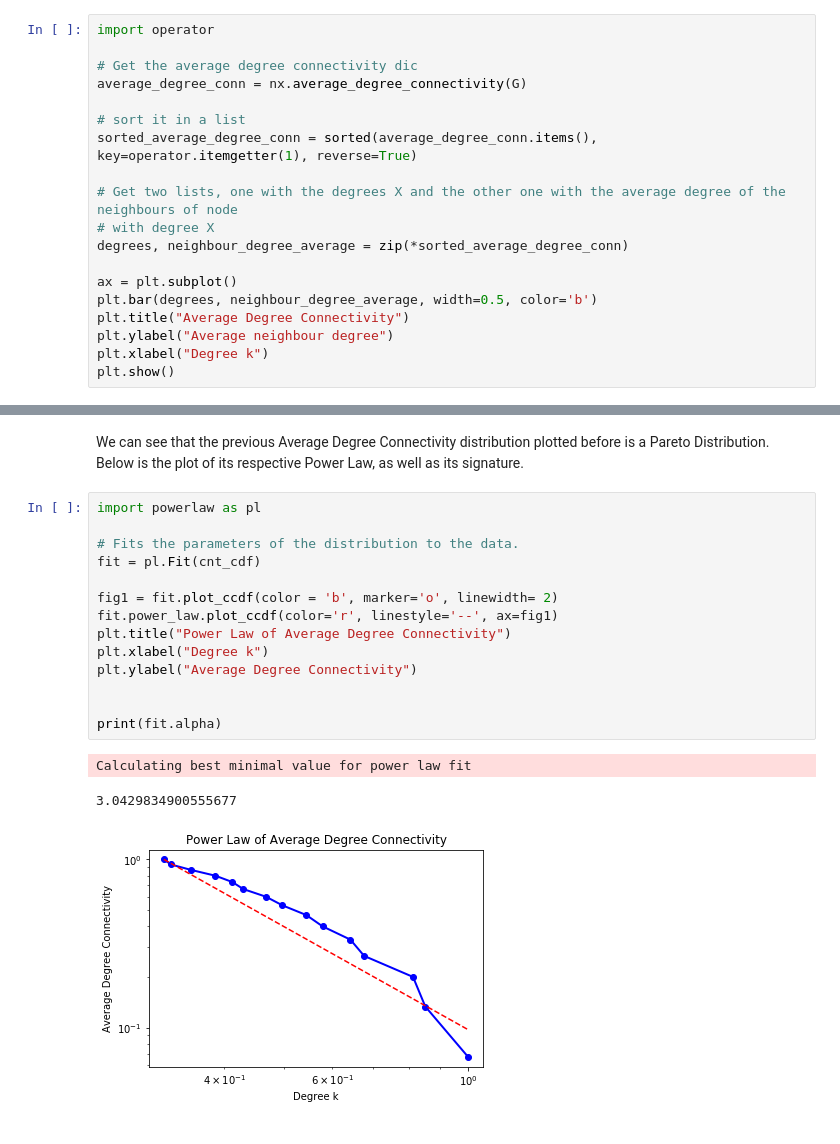
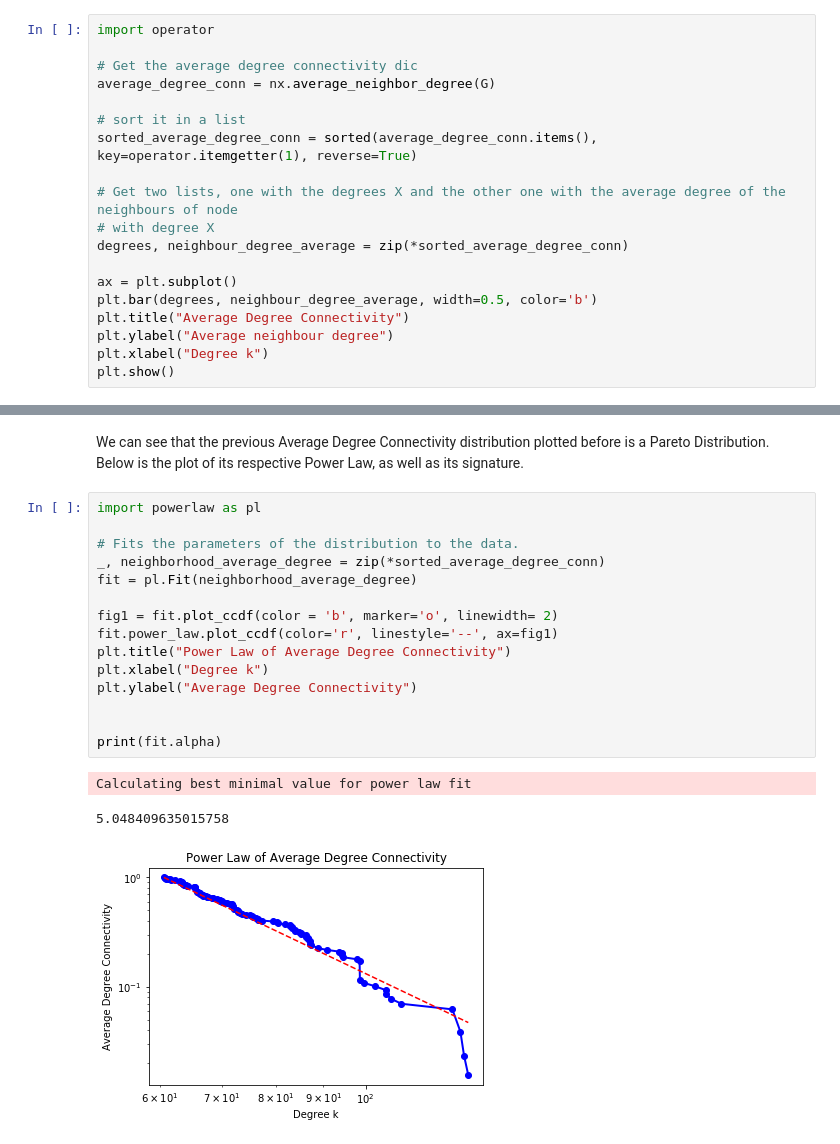
Before and after one commit to DCalhas/RC_Project, a Jupyter notebook: airports_RC.ipynb, the cells around one changed output, grey strips where cells are left out. Saved outputs shown, nothing was run; the diff lists cells and outputs as text.

```diff
--- a/airports_RC.ipynb
+++ b/airports_RC.ipynb
@@ -114,7 +114,7 @@ How popular are the airports that connect to the popular/unpopular airports
 import operator
 
 # Get the average degree connectivity dic
-average_degree_conn = nx.average_degree_connectivity(G)
+average_degree_conn = nx.average_neighbor_degree(G)
 
 # sort it in a list
 sorted_average_degree_conn = sorted(average_degree_conn.items(), key=operator.itemgetter(1), reverse=True)
@@ -244,18 +244,19 @@ We can see that the previous Average Degree Connectivity distribution plotted be
 # %%
 import powerlaw as pl
 
 # Fits the parameters of the distribution to the data.
-fit = pl.Fit(cnt_cdf)
+_, neighborhood_average_degree = zip(*sorted_average_degree_conn)
+fit = pl.Fit(neighborhood_average_degree)
 
 fig1 = fit.plot_ccdf(color = 'b', marker='o', linewidth= 2)
 fit.power_law.plot_ccdf(color='r', linestyle='--', ax=fig1)
 plt.title("Power Law of Average Degree Connectivity")
 plt.xlabel("Degree k")
 plt.ylabel("Average Degree Connectivity")
 
 
 print(fit.alpha)
 # %% [output]
 Calculating best minimal value for power law fit
-3.0429834900555677
+5.048409635015758
-[figure, old version]
+[figure, new version]
```
Also changed, not shown: parts of 3 cells of this notebook.
